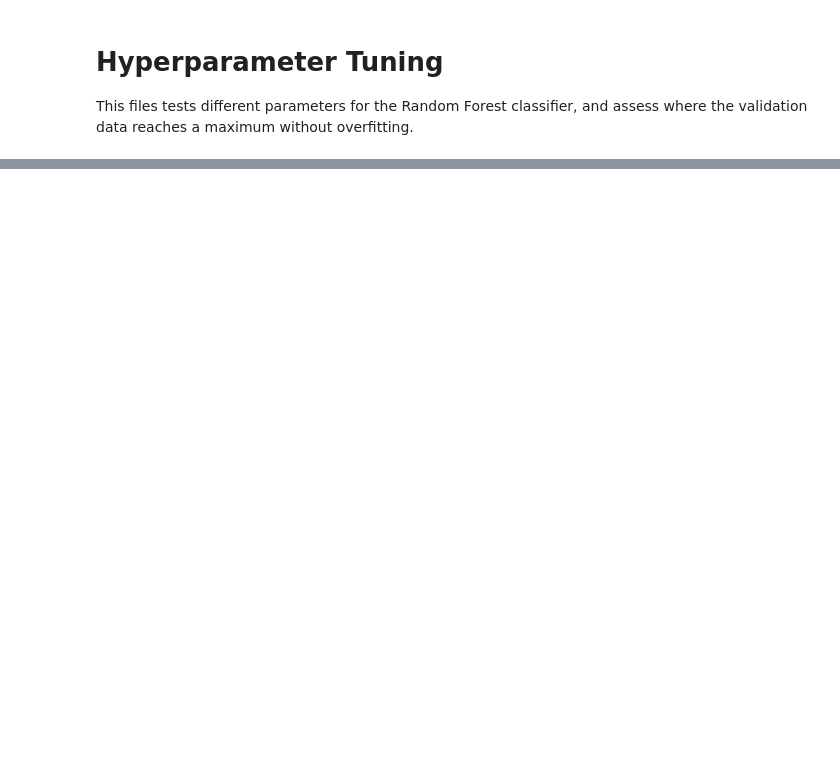
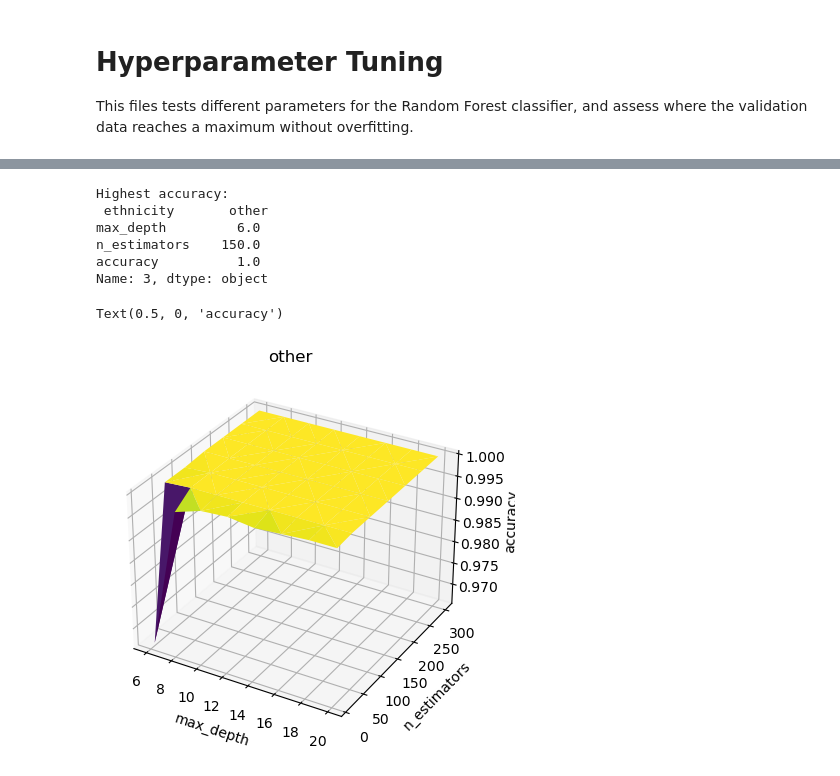
Before and after one commit to AnnikaLarissa/MIMIC-IV, a Jupyter notebook: hyperparameter_tuning.ipynb, the cells around one changed output, grey strips where cells are left out. Saved outputs shown, nothing was run; the diff lists cells and outputs as text; code cells hidden in the pictures; blank space fills up the shorter version.

```diff
--- a/hyperparameter_tuning.ipynb
+++ b/hyperparameter_tuning.ipynb
@@ -96,6 +109,19 @@ TypeError: tune() missing 2 required positional arguments: 'train' and 'val'
 # %%
-other = tune('other')
+other = tuneOneEthnicity('other')
 print("Highest accuracy:\n", other.loc[other['accuracy'].idxmax()])
 ax = plt.axes(projection='3d')
 ax.plot_trisurf(other["max_depth"], other["n_estimators"], other["accuracy"], cmap='viridis', edgecolor='none')
+ax.set_title("other")
+ax.set_xlabel("max_depth")
+ax.set_ylabel("n_estimators")
+ax.set_zlabel("accuracy")
+# %% [output]
+Highest accuracy:
+ ethnicity       other
+max_depth         6.0
+n_estimators    150.0
+accuracy          1.0
+Name: 3, dtype: object
+Text(0.5, 0, 'accuracy')
+[figure, added]
 # %%
```
Also changed, not shown: parts of 10 cells of this notebook.
